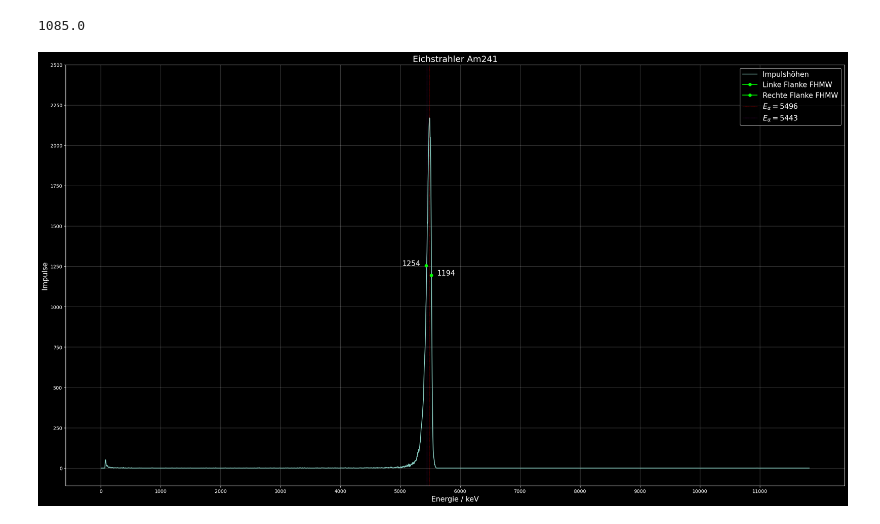
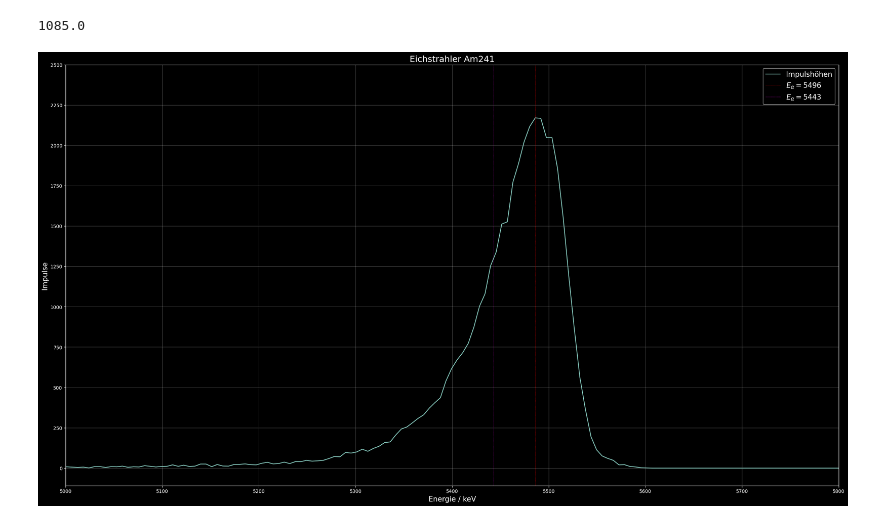
Before and after one commit to HateFindingNames/RadiationProtection_DetectorTechnology, a Jupyter notebook: V11/V11.ipynb, the cells around one changed output. Drawn from its saved outputs; the diff is of its cells as text; code cells hidden in the pictures.

```diff
--- a/V11/V11.ipynb
+++ b/V11/V11.ipynb
@@ -202,29 +202,30 @@ print(Am_w_vac["Impulse"].iloc[949] / 2.0)
 # %%
 # Nightowl mode
 plt.style.use("default")
 plt.style.use("dark_background")
 size=60
 
 fig, ax = plt.subplots(figsize=(60*cm, 60*(9/16)*cm))
 
 ax.plot(Am_w_vac_mod["Energie(keV)"], Am_w_vac_mod["Impulse"], label="Impulshöhen")
-ax.plot(np.round(fhmw_left * ecoeff), Am_w_vac_mod["Impulse"][fhmw_left], marker="o", color="#00FF00", label="Linke Flanke FHMW")
-ax.plot(np.round(fhmw_right * ecoeff), Am_w_vac_mod["Impulse"][fhmw_right], marker="o", color="#00FF00", label="Rechte Flanke FHMW")
+# ax.plot(np.round(fhmw_left * ecoeff), Am_w_vac_mod["Impulse"][fhmw_left], marker="o", color="#00FF00", label="Linke Flanke FHMW")
+# ax.plot(np.round(fhmw_right * ecoeff), Am_w_vac_mod["Impulse"][fhmw_right], marker="o", color="#00FF00", label="Rechte Flanke FHMW")
 ax.axvline(x=5486, linestyle="dotted", linewidth=.7, label="$E_{\\alpha} = 5496$", color="#FF0000")
 ax.axvline(x=5443, linestyle="dotted", linewidth=.7, label="$E_{\\alpha} = 5443$", color="#FF00FF")
 
-ax.set_xticks(np.arange(0, max(Am_w_vac["Energie(keV)"]*ecoeff)+1, 1000))
+# ax.set_xticks(np.arange(0, max(Am_w_vac["Energie(keV)"]*ecoeff)+1, 1000))
 ax.set_yticks(np.arange(0, max(Am_w_vac["Impulse"])+501, 250))
+ax.set_xlim(5000,5800)
 
 ax.set_title("Eichstrahler Am241", fontsize=0.3*size)
 ax.set_xlabel("Energie / keV", fontsize=0.25*size)
 ax.set_ylabel("Impulse", fontsize=0.25*size)
 ax.legend(fontsize=15)
 
-ax.text(np.round(fhmw_left * ecoeff) - 400, Am_w_vac_mod["Impulse"][fhmw_left], Am_w_vac_mod["Impulse"][fhmw_left], size=0.25*size)
-ax.text(np.round(fhmw_right * ecoeff) + 100, Am_w_vac_mod["Impulse"][fhmw_right], Am_w_vac_mod["Impulse"][fhmw_right], size=0.25*size)
+# ax.text(np.round(fhmw_left * ecoeff) - 400, Am_w_vac_mod["Impulse"][fhmw_left], Am_w_vac_mod["Impulse"][fhmw_left], size=0.25*size)
+# ax.text(np.round(fhmw_right * ecoeff) + 100, Am_w_vac_mod["Impulse"][fhmw_right], Am_w_vac_mod["Impulse"][fhmw_right], size=0.25*size)
 ax.grid(axis='both', alpha=.3)
 
 plt.tight_layout()
 # %% [output]
-[figure, old version]
+[figure, new version]
```
Also changed, not shown: parts of 14 cells of this notebook, 4 other files.
